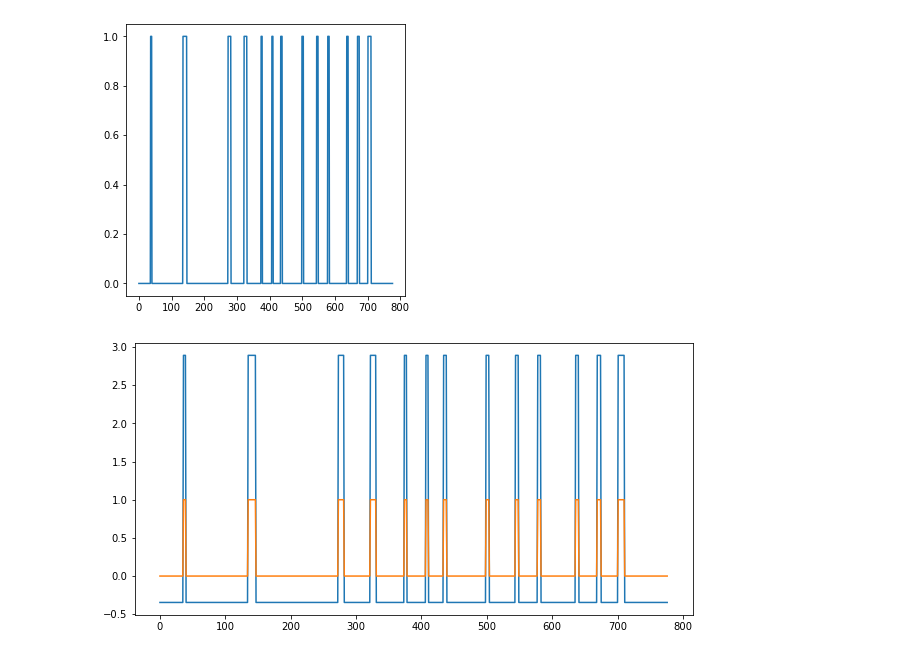
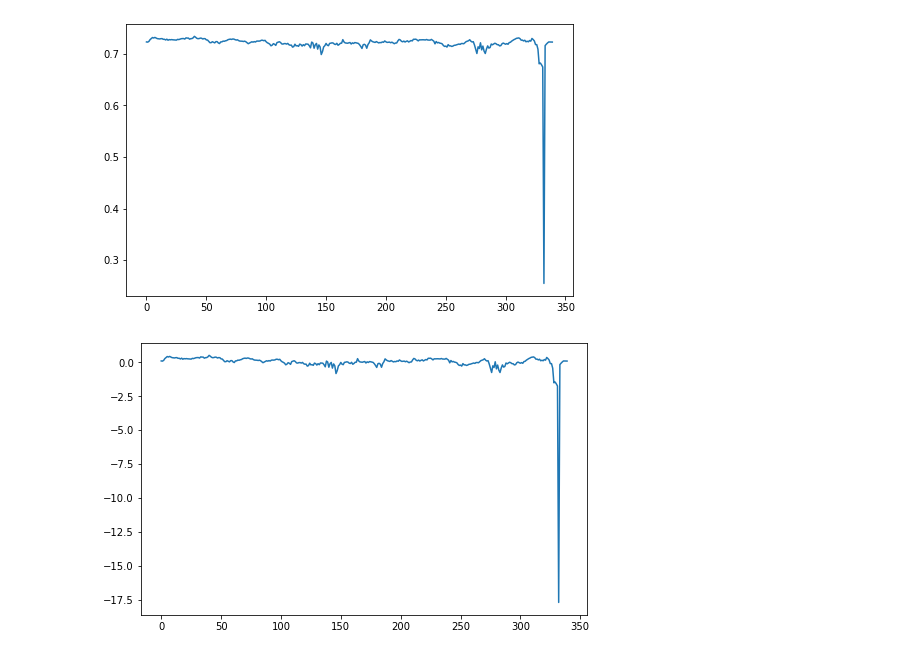
Before and after one commit to KNU-BrainAI-Capstone2021/SIB, a Jupyter notebook: examples/preprocessing/analyze.ipynb, the cells around one changed output. Drawn from its saved outputs; the diff is of its cells as text; code cells hidden in the pictures.

```diff
--- a/examples/preprocessing/analyze.ipynb
+++ b/examples/preprocessing/analyze.ipynb
@@ -8,11 +8,14 @@ from sklearn.preprocessing import RobustScaler
 file_path = "/home/hwang/SIB/visualization/example_log.csv"
 
 x_names = ['L%d%c' % (i, c) for i in range(21) for c in ['x', 'y', 'z']]
-z_names = ['a', 's', 'd', 'f']
+y_names = ['a', 's', 'd', 'f']
 
-col_names = x_names + y_names + z_names
+col_names = x_names + y_names
 
 df = pd.read_csv(file_path,names=col_names)
+# %%
+df = df.iloc[df.index[:340]]
 # %%
-a = df['R0x']
+a = df['L0x']
 b = pd.DataFrame(a)
+b.describe()
@@ -19,10 +32,10 @@ b = pd.DataFrame(a)
 # %%
-plt.figure(figsize=(5, 5))
+plt.figure(figsize=(8, 5))
 
 plt.plot(b)
 plt.show()
 # %% [output]
-[figure, old version]
+[figure, new version]
 # %%
 scaler = StandardScaler()
 c = scaler.fit_transform(b)
@@ -32,7 +42,6 @@ d = scaler.fit_transform(b)
 # %%
-plt.figure(figsize=(10,5))
+plt.figure(figsize=(8,5))
 plt.plot(c)
-plt.plot(d)
 plt.show()
 # %% [output]
-[figure, old version]
+[figure, new version]
```
Also changed, not shown: parts of 11 cells of this notebook.
